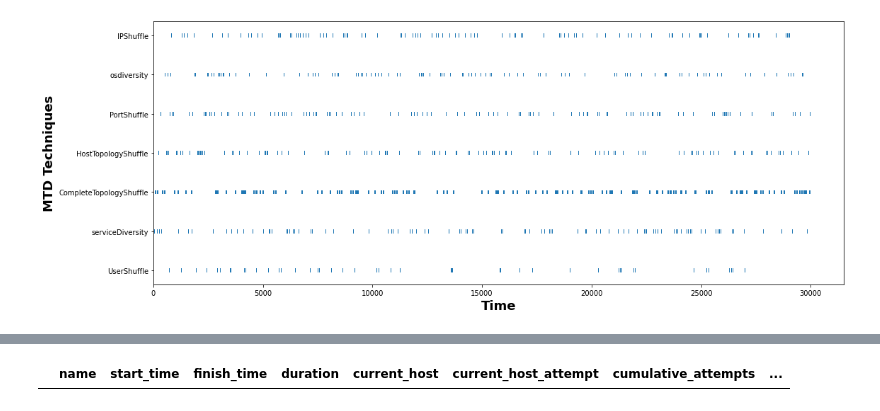
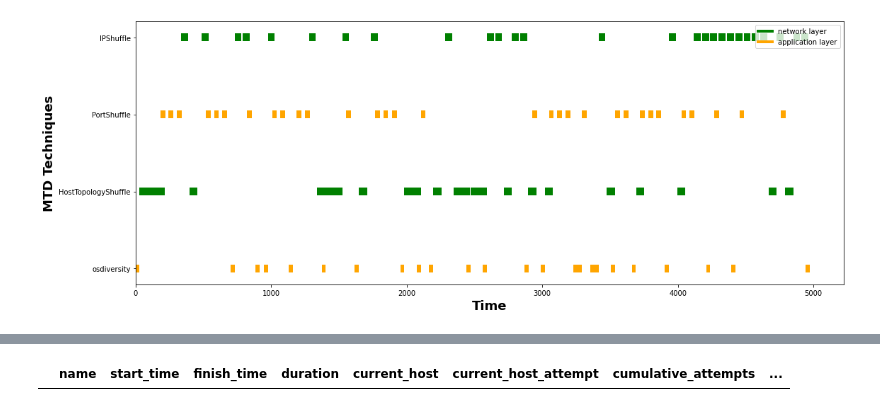
Before and after one commit to yuanyuan2000/MTDGame, a Jupyter notebook: simulation.ipynb, the cells around one changed output, grey strips where cells are left out. Saved outputs shown, nothing was run; the diff lists cells and outputs as text; code cells hidden in the pictures.

```diff
--- a/simulation.ipynb
+++ b/simulation.ipynb
@@ -6,4 +10,5 @@ import os
 # %%
 # set up dataframe for collecting event data
-time_network, adversary = main(start_time=7000)
+SIM_TIME = 5000
+time_network, adversary = main(finish_time=SIM_TIME, mtd_type='shuffle_diversity')
 # %% [output]
@@ -47,10 +51,16 @@ mtd_operation_record
 # %%
+mtd_operation_record['color'] = np.where(mtd_operation_record['executed_at']=='network', 'green', 'orange')
 fig, ax = plt.subplots(1, figsize=(16, 6))
-ax.barh(mtd_operation_record['name'], mtd_operation_record['duration'], left=mtd_operation_record['start_time'], height=0.1)
+ax.barh(mtd_operation_record['name'], mtd_operation_record['duration'], left=mtd_operation_record['start_time'], height=0.1, color=mtd_operation_record['color'])
 
+
+custom_lines_mtd = [Line2D([0], [0], color='green', lw=4),
+                Line2D([0], [0], color='orange', lw=4)]
+ax.legend(custom_lines_mtd, ['network layer', 'application layer'], loc='upper right')
 plt.xlabel('Time',  weight='bold', fontsize=18)
 plt.ylabel('MTD Techniques', weight='bold', fontsize=18)
 fig.tight_layout()
+plt.savefig('data_analysis/mtd_record.png')
 plt.show()
 # %% [output]
-[figure, old version]
+[figure, new version]
```
Also changed, not shown: parts of 13 cells of this notebook, 1 other file.
